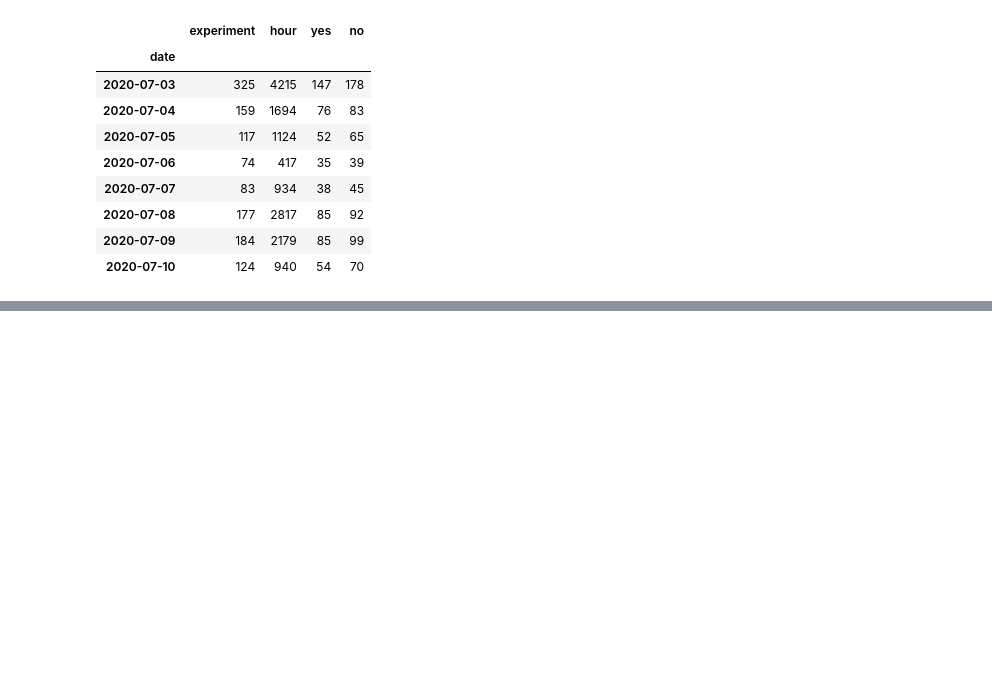
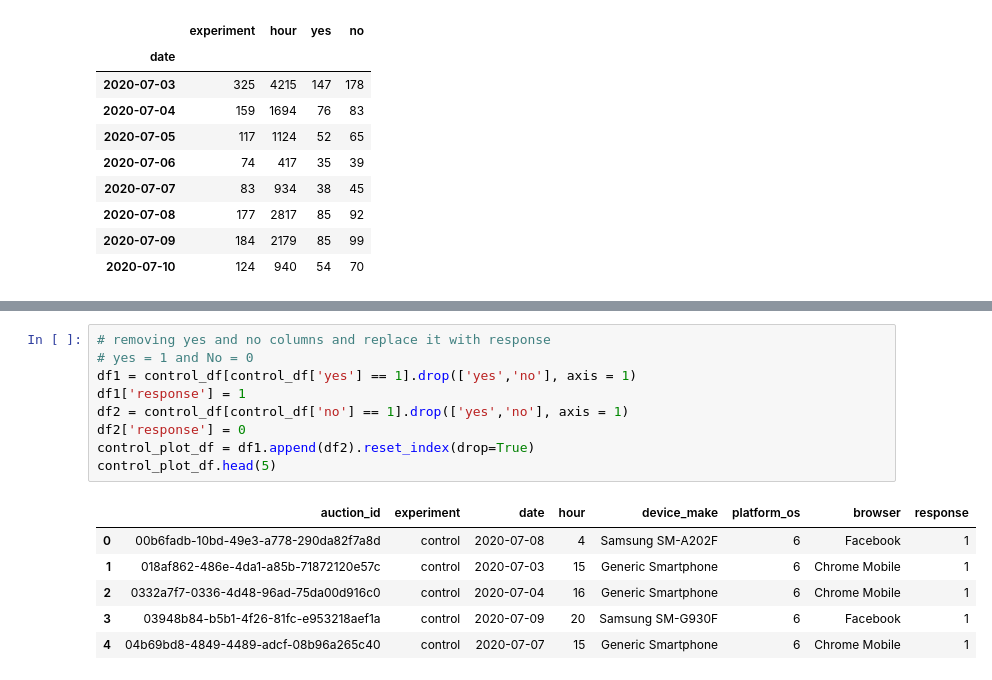
Before and after one commit to toussyn/abtest-mlops, a Jupyter notebook: notebooks/exploratory_data_analysis.ipynb, the cells around one changed output, grey strips where cells are left out. Drawn from its saved outputs; the diff is of its cells as text; blank space fills up the shorter version.

```diff
--- a/notebooks/exploratory_data_analysis.ipynb
+++ b/notebooks/exploratory_data_analysis.ipynb
@@ -335,0 +357,16 @@ date_group_df
+# %%
+# removing yes and no columns and replace it with response
+# yes = 1 and No = 0
+df1 = control_df[control_df['yes'] == 1].drop(['yes','no'], axis = 1)
+df1['response'] = 1
+df2 = control_df[control_df['no'] == 1].drop(['yes','no'], axis = 1)
+df2['response'] = 0
+control_plot_df = df1.append(df2).reset_index(drop=True)
+control_plot_df.head(5)
+# %% [output]
+|  | auction_id | experiment | date | hour | device_make | platform_os | browser | response |
+| 0 | 00b6fadb-10bd-49e3-a778-290da82f7a8d | control | 2020-07-08 | 4 | Samsung SM-A202F | 6 | Facebook | 1 |
+| 1 | 018af862-486e-4da1-a85b-71872120e57c | control | 2020-07-03 | 15 | Generic Smartphone | 6 | Chrome Mobile | 1 |
+| 2 | 0332a7f7-0336-4d48-96ad-75da00d916c0 | control | 2020-07-04 | 16 | Generic Smartphone | 6 | Chrome Mobile | 1 |
+| 3 | 03948b84-b5b1-4f26-81fc-e953218aef1a | control | 2020-07-09 | 20 | Samsung SM-G930F | 6 | Facebook | 1 |
+| 4 | 04b69bd8-4849-4489-adcf-08b96a265c40 | control | 2020-07-07 | 15 | Generic Smartphone | 6 | Chrome Mobile | 1 |
```
Also changed, not shown: parts of 8 cells of this notebook.
